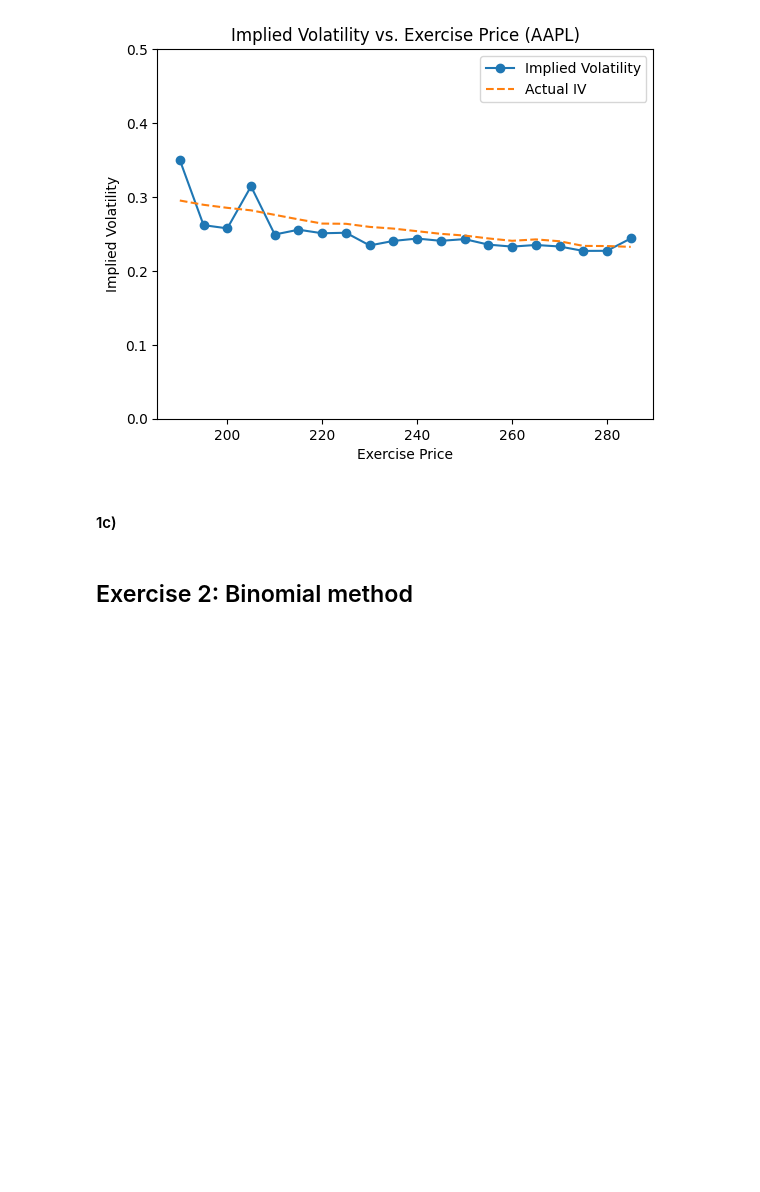
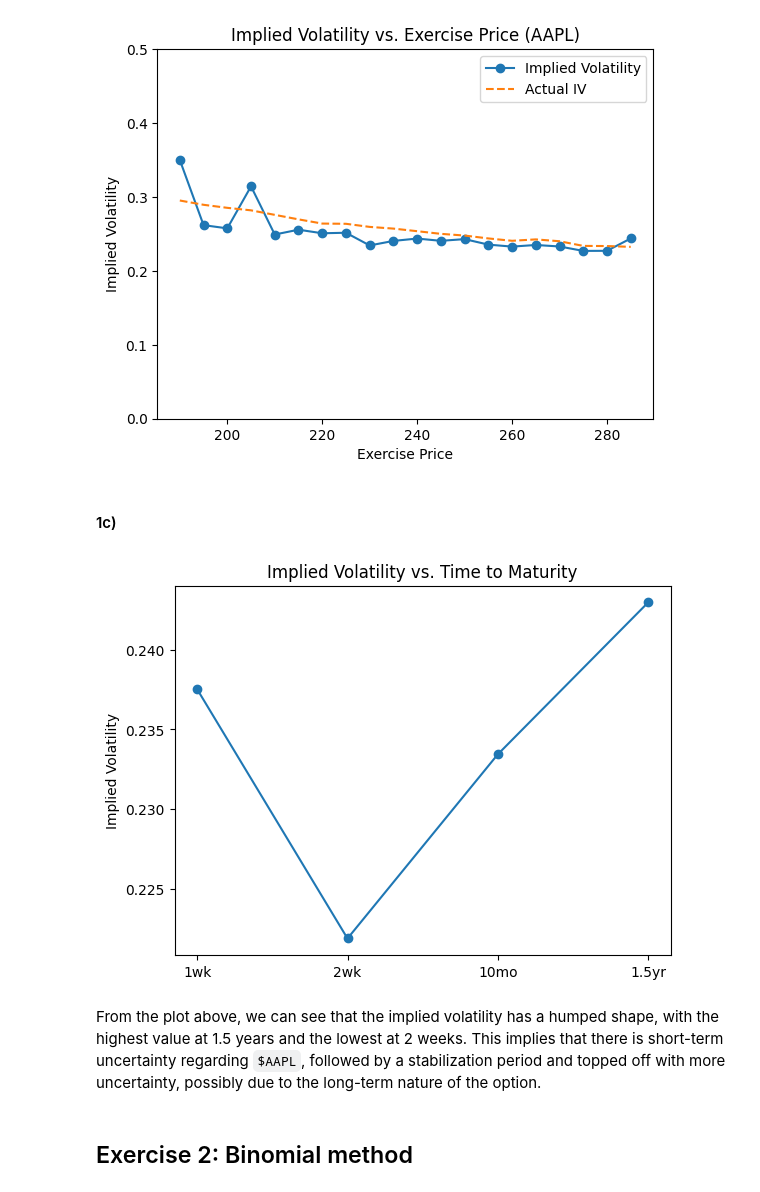
Before and after one commit to andreist3fan/ovmHW2, a Jupyter notebook: jupyter/homework.ipynb, the cells around one changed output. Drawn from its saved outputs; the diff is of its cells as text; code cells hidden in the pictures; blank space fills up the shorter version.

```diff
--- a/jupyter/homework.ipynb
+++ b/jupyter/homework.ipynb
@@ -307,7 +309,20 @@ plt.show()
 # %% [markdown]
 #### 1c)
 # %%
-# TODO: get more data and plot the implied volatility for different maturities
+vol_4 = impl_vol_AAPL_4[AAPL_calls_18_06_26[AAPL_calls_18_06_26['Strike'] == 250].index]
+vol_3 = impl_vol_AAPL_3[AAPL_calls_17_10[AAPL_calls_17_10['Strike'] == 250].index]
+vol_2 = impl_vol_AAPL_2wk[AAPL_calls_24_01[AAPL_calls_24_01['Strike'] == 250].index]
+vol_1 = impl_vol_AAPL_wk[AAPL_calls_17_01[AAPL_calls_17_01['Strike'] == 250].index]
+
+plt.plot([1,2,3,4],[vol_1,vol_2,vol_3,vol_4], 'o-')
+plt.xticks([1,2,3,4],['1wk','2wk','10mo','1.5yr'])
+plt.ylabel('Implied Volatility')
+plt.title('Implied Volatility vs. Time to Maturity')
+plt.show()
+# %% [output]
+[figure, added]
+# %% [markdown]
+From the plot above, we can see that the implied volatility has a humped shape, with the highest value at 1.5 years and the lowest at 2 weeks. This implies that there is short-term uncertainty regarding `$AAPL`, followed by a stabilization period and topped off with more uncertainty, possibly due to the long-term nature of the option.
 # %% [markdown]
 ## Exercise 2: Binomial method
 # %%
```
Also changed, not shown: parts of 13 cells of this notebook.
